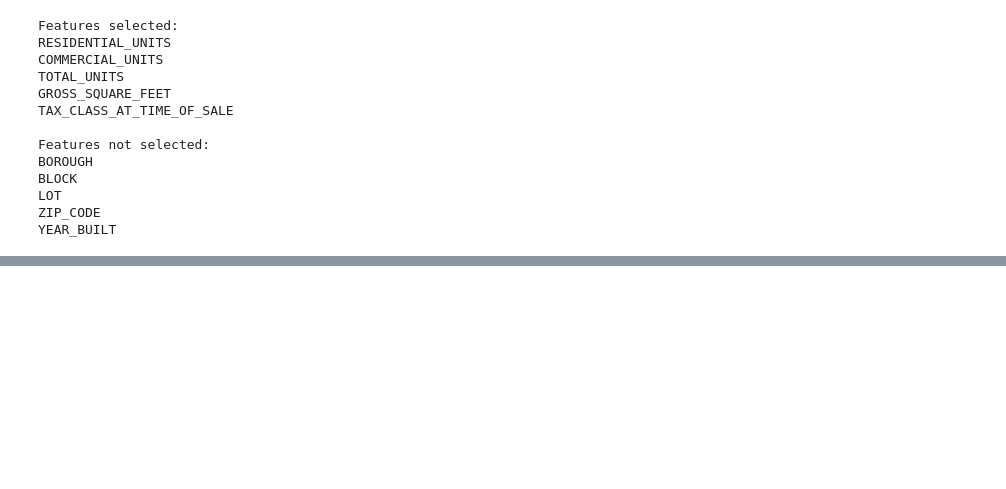
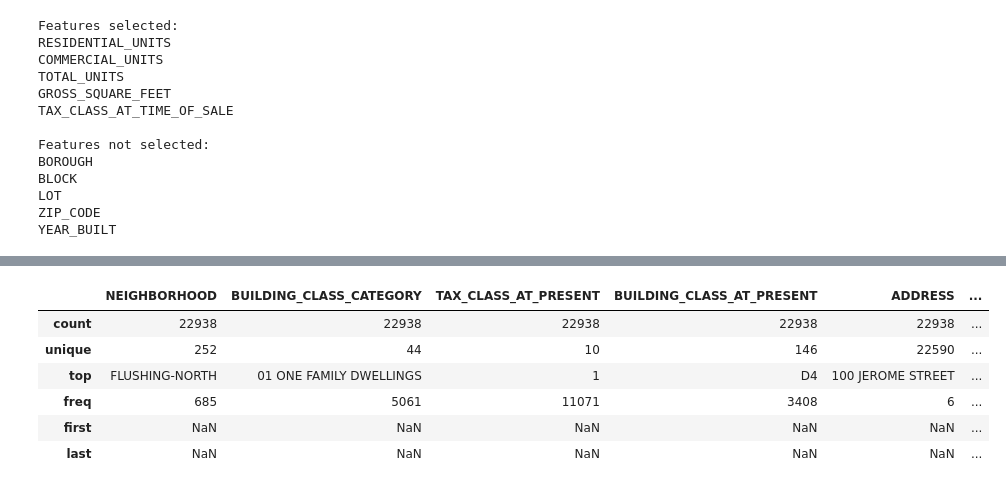
Before and after one commit to matthew-sessions/DS-Unit-2-Regression-Classification, a Jupyter notebook: module3/assignment_regression_classification_3.ipynb, the cells around one changed output, grey strips where cells are left out. Drawn from its saved outputs; the diff is of its cells as text; code cells hidden in the pictures; blank space fills up the shorter version.

```diff
--- a/module3/assignment_regression_classification_3.ipynb
+++ b/module3/assignment_regression_classification_3.ipynb
@@ -641,3 +601,13 @@ encoded.head()
+# %%
+df.describe(exclude='number')
+# %% [output]
+|  | NEIGHBORHOOD | BUILDING_CLASS_CATEGORY | TAX_CLASS_AT_PRESENT | BUILDING_CLASS_AT_PRESENT | ADDRESS | ... |
+| count | 22938 | 22938 | 22938 | 22938 | 22938 | ... |
+| unique | 252 | 44 | 10 | 146 | 22590 | ... |
+| top | FLUSHING-NORTH | 01 ONE FAMILY DWELLINGS | 1 | D4 | 100 JEROME STREET | ... |
+| freq | 685 | 5061 | 11071 | 3408 | 6 | ... |
+| first | NaN | NaN | NaN | NaN | NaN | ... |
+| last | NaN | NaN | NaN | NaN | NaN | ... |
 # %%
 from sklearn.preprocessing import StandardScaler
 
```
Also changed, not shown: parts of 17 cells of this notebook.
